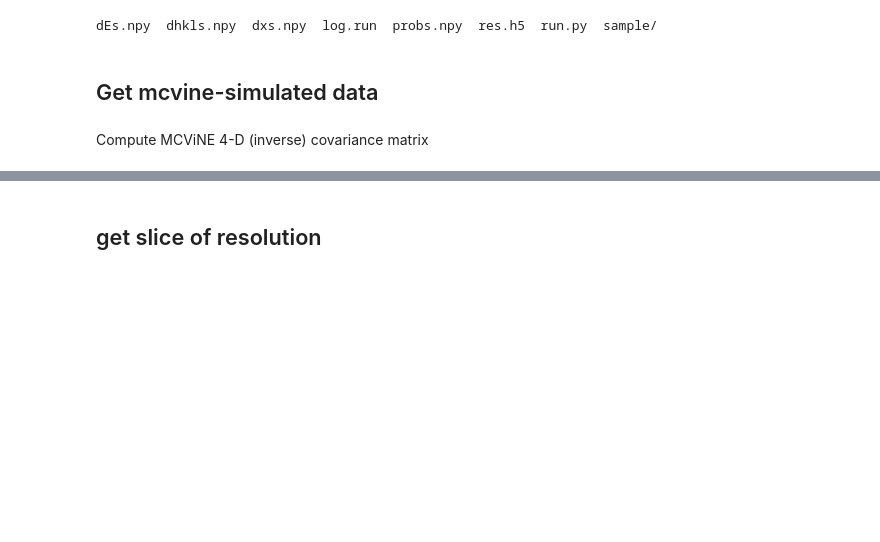
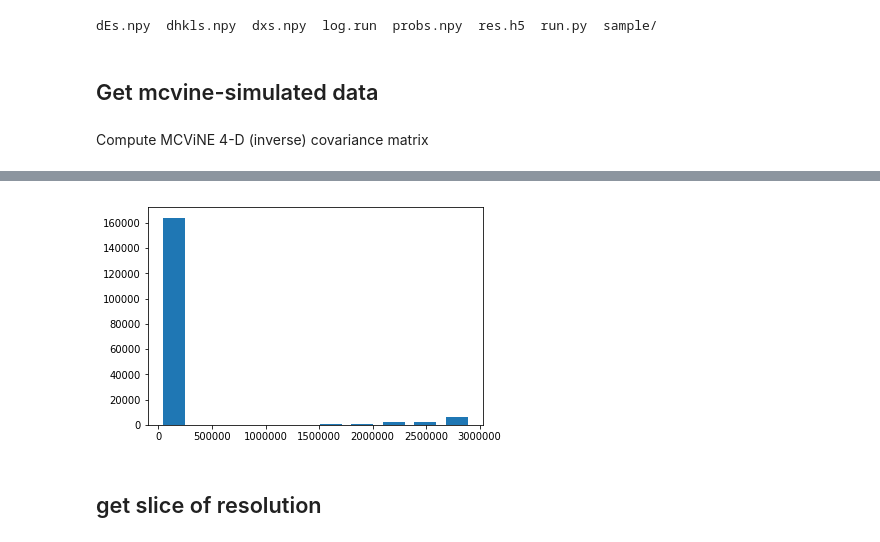
Before and after one commit to pnave95/ORNL_public_research, a Jupyter notebook: MCViNE_Covmat_comparison/notebooks/7-check-bad-points-1-test-mcvine-unstable-4dcovmat.ipynb, the cells around one changed output, grey strips where cells are left out. Cells and saved outputs as stored; diff of their text form; code cells hidden in the pictures; blank space fills up the shorter version.

Commit message:
trying to identify cause of discrepancy between 4D covmat method and mcvine resolution method inverse covariance matrices

```diff
--- a/MCViNE_Covmat_comparison/notebooks/7-check-bad-points-1-test-mcvine-unstable-4dcovmat.ipynb
+++ b/MCViNE_Covmat_comparison/notebooks/7-check-bad-points-1-test-mcvine-unstable-4dcovmat.ipynb
@@ -677,0 +618,93 @@ MCViNE: (Inverse covariance method)
+# %%
+print len(dhs)
+dhs_np = np.array(dhs)
+dks_np = np.array(dks)
+dls_np = np.array(dls)
+dEs_np = np.array(dEs)
+print type(dhs_np)
+Data = np.array([dhs_np, dks_np, dls_np, dEs_np])
+print type(Data)
+print np.shape(Data)
+
+print np.shape(probs)
+
+# remove outliers
+
+# plot distribution of probabilities to get an idea of any outliers
+#plt.plot(probs, np.zeros_like(probs), 'x')
+sorted_probs = np.sort(probs)
+#plt.plot(sorted_probs, np.zeros_like(sorted_probs), 'x')
+min_prob = sorted_probs[0]
+max_prob = sorted_probs[-1]
+manual_bin_boundaries = [min_prob]
+num = 10
+increment = (1. / num) * (max_prob - min_prob)
+bin_instances = []
+least_instance = 0
+for i in range(10):
+    boundary = manual_bin_boundaries[-1] + increment
+    manual_bin_boundaries.append(boundary)
+
+    # count number of occurrences within each bin
+    instances = 0
+    while (sorted_probs[least_instance] < boundary):
+        instances += 1
+        least_instance += 1
+    bin_instances.append(instances)
+
+manual_bin_boundaries = np.array(manual_bin_boundaries)
+bin_instances = np.array(bin_instances)
+
+manual_bin_centers = (manual_bin_boundaries[:-1] + manual_bin_boundaries[1:]) / 2.0
+plt.bar(manual_bin_centers, bin_instances, align='center', width=0.7*increment)
+print "min_prob = " + str(min_prob) + ", max_prob = " + str(max_prob)
+print "manual_bin_boundaries = " + str(manual_bin_boundaries)
+hist, bins = np.histogram(sorted_probs, bins=10)
+visual_width = 0.7 * (bins[1] - bins[0])
+center = (bins[:-1] + bins[1:]) / 2.0
+#plt.bar(center, hist, align='center', width=visual_width)
+#plt.hist(sorted_probs, bins='auto')
+
+
+# try only using points with prob weights less than 500,000
+cleaned_probs = np.copy(probs)
+for i in range(len(probs)):
+    if probs[i] > 500000:
+        cleaned_probs[i] = 0.0
+
+
+# we must debug:  there is some huge intensity value which is throwing everything off
+maxelement = np.max(probs)
+#print maxelement
+maxindex = np.where(probs == maxelement)
+print maxindex
+m1 = maxindex[0][0]
+print m1
+
+
+#withoutmax = np.copy()
+cleaned_probs = np.copy(probs)
+cleaned_probs[m1] = 0.0
+maxelement2 = np.max(cleaned_probs)
+m2 = np.where(cleaned_probs == maxelement2)
+m2 = m2[0][0]
+print m2
+
+print "maxelement = " + str(maxelement) + ", maxelement2 = " + str(maxelement2)
+
+# remove erroneous max element if it exists
+if np.fabs(maxelement - maxelement2) > 0.1*maxelement2:
+    probs = cleaned_probs
+#else:
+    # do nothing
+
+#mcvine_cov = np.cov(Data, aweights=probs)
+#mcvine_cov = np.cov(Data)
+mcvine_cov = np.cov(Data, aweights=cleaned_probs)
+
+# Compare covariance matrices
+print "Covariance Method: (Inverse covariance)"
+print InvCov4D
+print "MCViNE: (Inverse covariance method)"
+print np.linalg.inv(mcvine_cov)
+# %% [output]
@@ -678,3 +728,4 @@ MCViNE: (Inverse covariance method)
+[figure, added]
 # %% [markdown]
 ## get slice of resolution
 # %%
```
Also changed, not shown: parts of 8 cells of this notebook, 5 other files.
